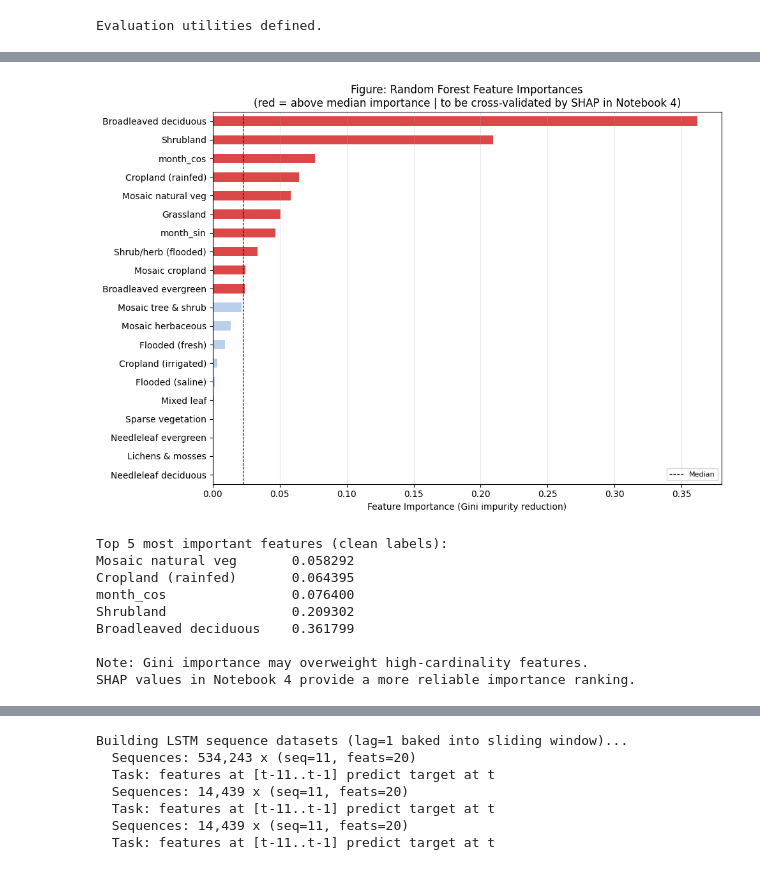
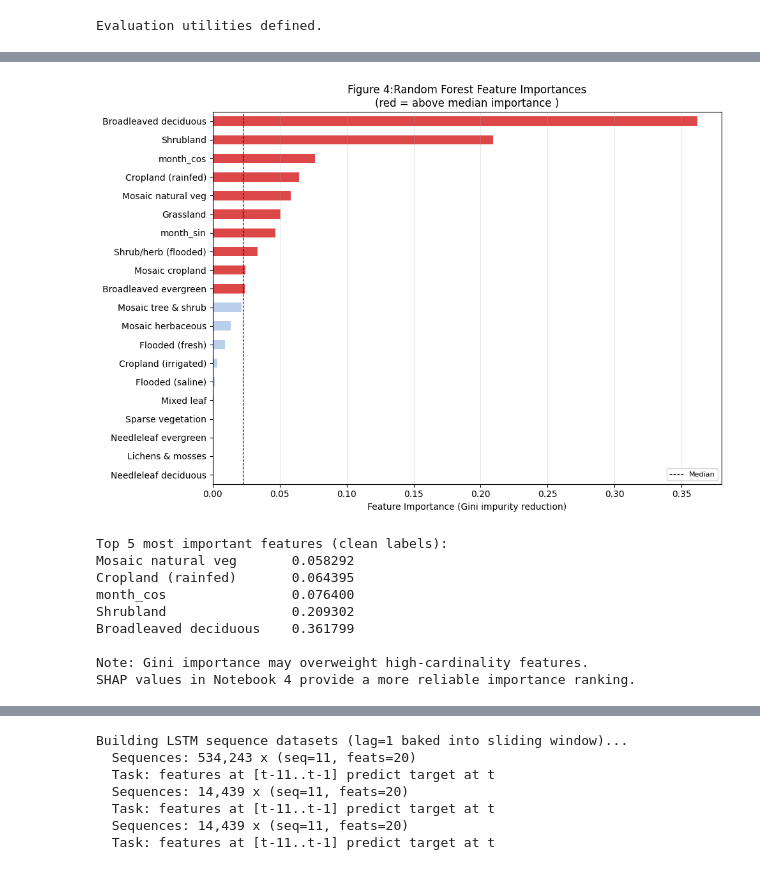
Before and after one commit to IshaqueAli25/Sustainable-Wildfire-Prediction-AI, a Jupyter notebook: 3_AI_Modelling.ipynb, the cells around one changed output, grey strips where cells are left out. Drawn from its saved outputs; the diff is of its cells as text; code cells hidden in the pictures.

```diff
--- a/3_AI_Modelling.ipynb
+++ b/3_AI_Modelling.ipynb
@@ -390,36 +339,36 @@ def clean_label(name):
     return name[:25]
 
 veg_names_list = []
 for vid in veg_ids:
     raw = train_ds['vegetation_class_name'].isel(time=0).sel(vegetation_class=vid).values
     veg_names_list.append(clean_label(raw))
 
 veg_names_list += ['month_sin', 'month_cos']
 importances = rf_model.feature_importances_
 imp_series  = pd.Series(importances, index=veg_names_list).sort_values(ascending=True)
 
 fig, ax = plt.subplots(figsize=(10, 7))
 colours = ['#d62728' if v > imp_series.median() else '#aec7e8' for v in imp_series.values]
 imp_series.plot.barh(ax=ax, color=colours, alpha=0.85, edgecolor='none')
 ax.set_xlabel('Feature Importance (Gini impurity reduction)')
 ax.set_title(
-    'Figure: Random Forest Feature Importances\n'
-    '(red = above median importance | to be cross-validated by SHAP in Notebook 4)'
+    'Figure 4:Random Forest Feature Importances\n'
+    '(red = above median importance )'
 )
 ax.axvline(imp_series.median(), color='black', linestyle='--', linewidth=0.8, label='Median')
 ax.legend(fontsize=8)
 ax.grid(True, axis='x', alpha=0.3)
 plt.tight_layout()
 plt.savefig(os.path.join(FIG_PATH, 'fig_rf_feature_importance.png'), dpi=150, bbox_inches='tight')
 plt.show()
 
 print('Top 5 most important features (clean labels):')
 print(imp_series.tail(5).to_string())
 print()
 print('Note: Gini importance may overweight high-cardinality features.')
 print('SHAP values in Notebook 4 provide a more reliable importance ranking.')
 # %% [output]
-[figure, old version]
+[figure, new version]
 Top 5 most important features (clean labels):
 Mosaic natural veg       0.058292
 Cropland (rainfed)       0.064395
```
Also changed, not shown: parts of 31 cells of this notebook, 5 other files.
